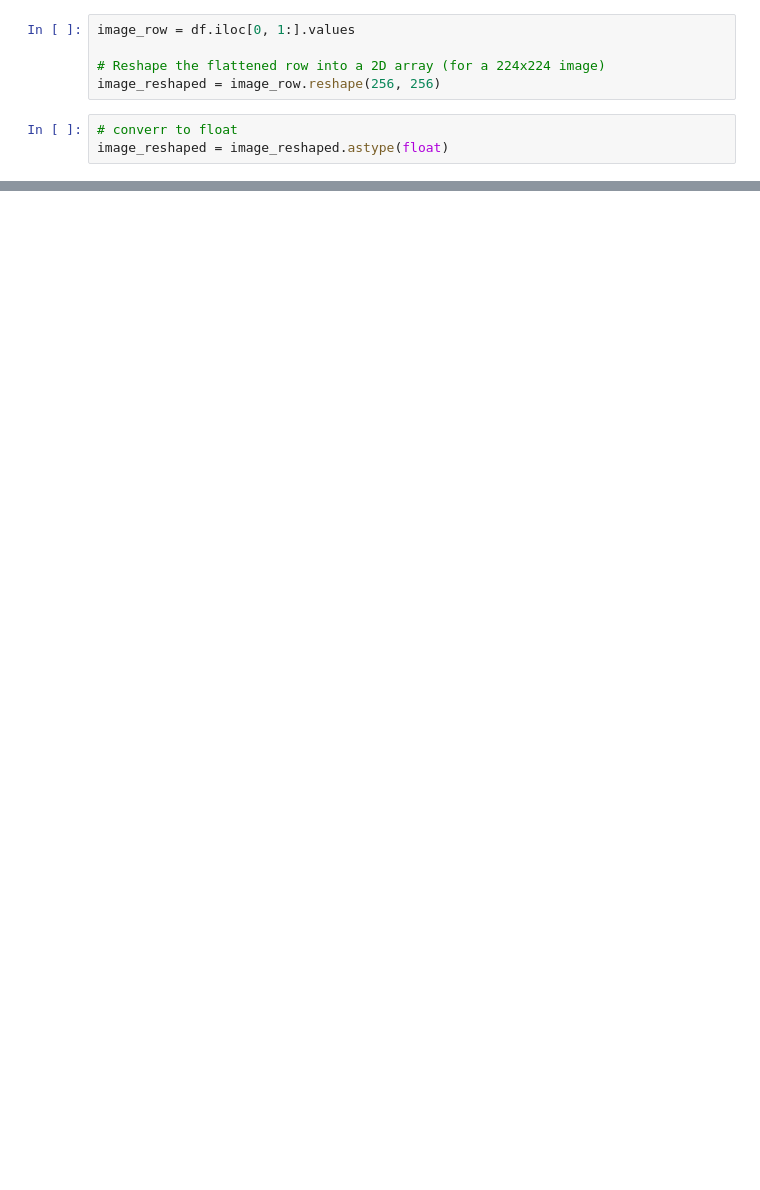
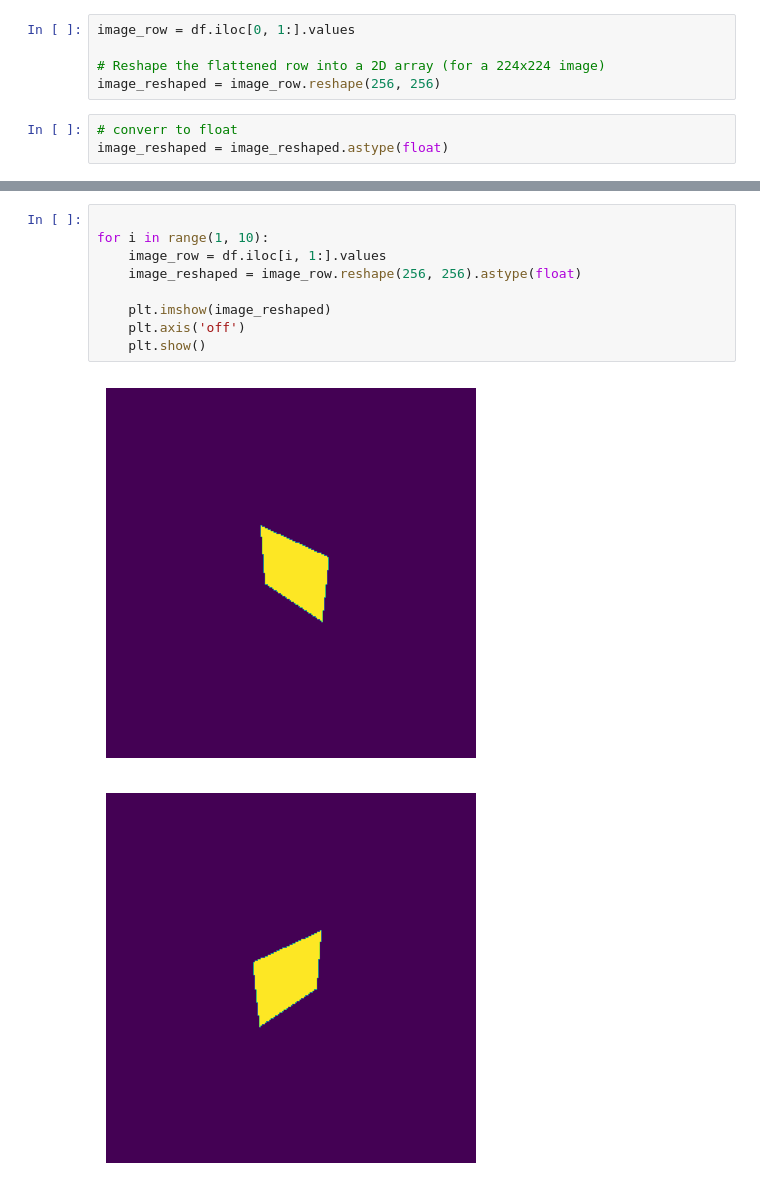
Before and after one commit to MichaelTheFear/VIS-3D-ZIP, a Jupyter notebook: geometry-classifier/tests.ipynb, the cells around one changed output, grey strips where cells are left out. Cells and saved outputs as stored; diff of their text form; blank space fills up the shorter version.

```diff
--- a/geometry-classifier/tests.ipynb
+++ b/geometry-classifier/tests.ipynb
@@ -15,0 +31,12 @@ image_reshaped = image_reshaped.astype(float)
+# %%
+
+for i in range(1, 10):
+    image_row = df.iloc[i, 1:].values
+    image_reshaped = image_row.reshape(256, 256).astype(float)
+
+    plt.imshow(image_reshaped)
+    plt.axis('off')
+    plt.show()
+# %% [output]
+[figure, added]
+[figure, added]
```
Also changed, not shown: parts of 12 cells of this notebook, 1 other file.
